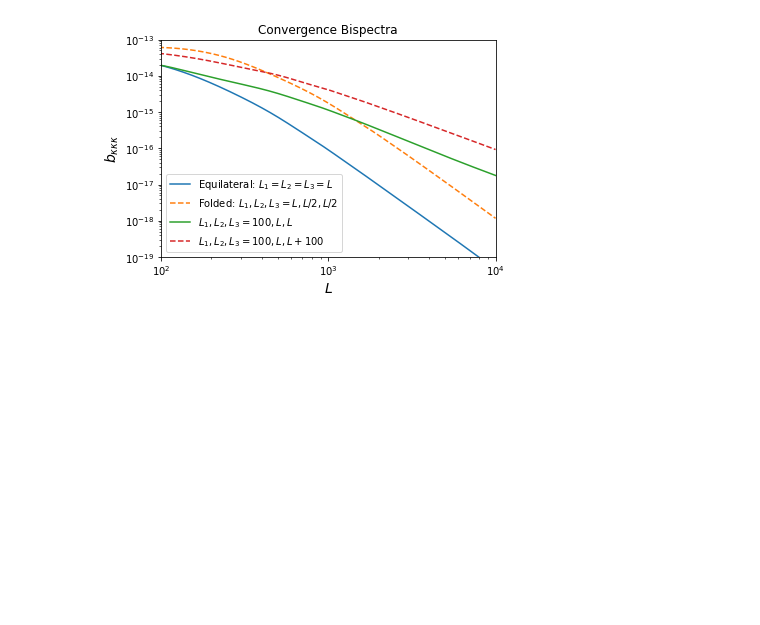
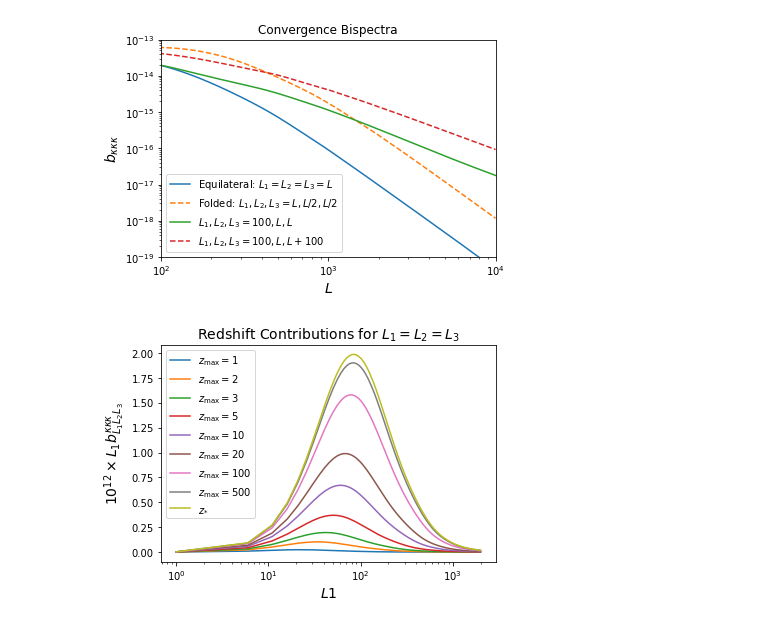
Before and after one commit to mfrobertson/omegaQE, a Jupyter notebook: kkomega/bispectra.ipynb, the cells around one changed output. Saved outputs shown, nothing was run; the diff lists cells and outputs as text; code cells hidden in the pictures; blank space fills up the shorter version.

Commit message:
Adding redshift contribution plots

```diff
--- a/kkomega/bispectra.ipynb
+++ b/kkomega/bispectra.ipynb
@@ -97,3 +97,24 @@ plt.legend()
 plt.show()
 # %% [output]
 [figure]
+# %%
+zmaxs = np.array([1,2,3,5,10,20,100,500,None])
+L2max = 2000
+dL = 5
+Ls = np.arange(1, L2max, dL)
+L1 = Ls
+L2 = L3 = Ls
+bi = Bispectra()
+for zmax in zmaxs:
+    bi_conv = bi.get_convergence_bispectrum(L1, L2, L3, zmax=zmax)
+    if zmax is None:
+        plt.semilogx(L1, 1e12*L1*(bi_conv), label="$z_{*}$")
+    else:
+        plt.semilogx(L1, 1e12*L1*(bi_conv), label=f"$z_{{\mathrm{{max}}}}=${zmax}")
+plt.legend()
+plt.title("Redshift Contributions for $L_1 = L_2 = L_3$", fontsize=14)
+plt.ylabel(r"$10^{12}\times L_1b_{L_1L_2L_3}^{\kappa\kappa\kappa}$", fontsize=14)
+plt.xlabel("$L1$", fontsize=14)
+plt.show()
+# %% [output]
+[figure, added]
```
Also changed, not shown: parts of 4 cells of this notebook, 2 other files.
